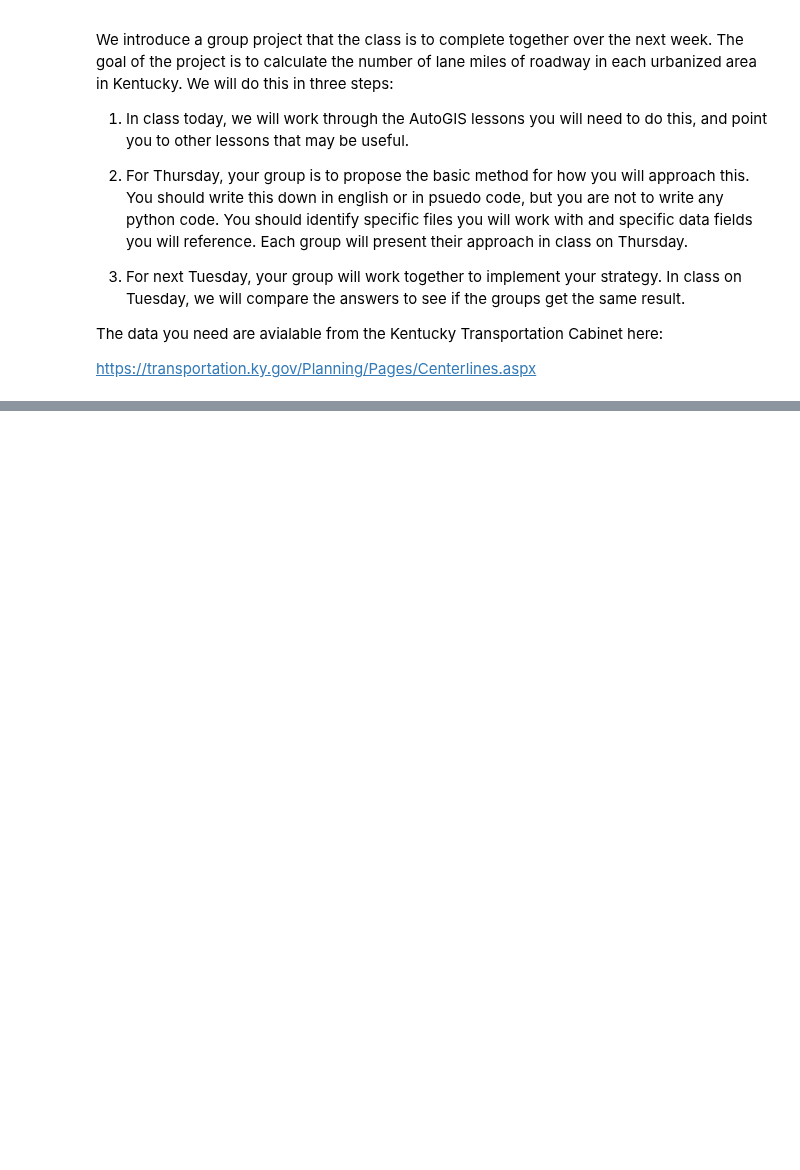
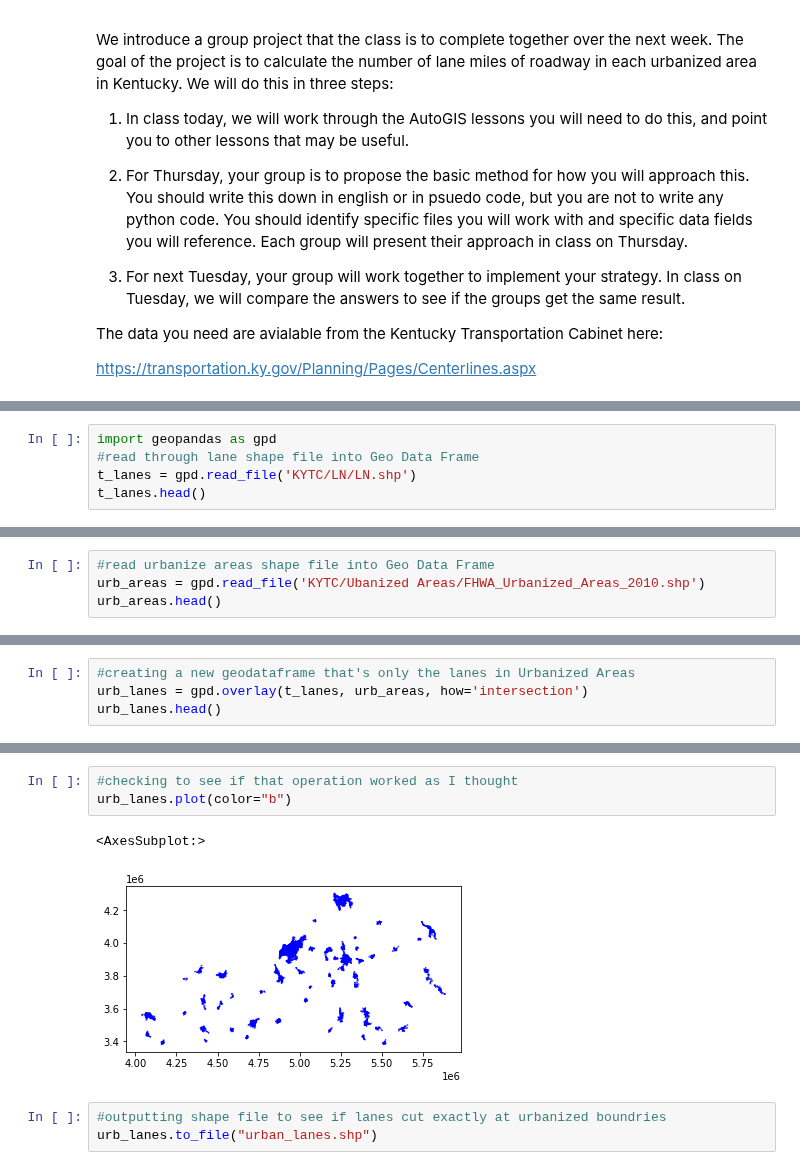
Before and after one commit to uky-transport-data-science/ce599, a Jupyter notebook: 10-AutoGIS2/Lane Miles Project.ipynb, the cells around one changed output, grey strips where cells are left out. Drawn from its saved outputs; the diff is of its cells as text; blank space fills up the shorter version.

Commit message:
Lane Miles Project

```diff
--- a/10-AutoGIS2/Lane Miles Project.ipynb
+++ b/10-AutoGIS2/Lane Miles Project.ipynb
@@ -32,3 +35,8 @@ L3/04_nearest-neighbhor.ipynb
 (see options for making it faster if needed)
 
 L4/geometric-operations.ipynb
+# %%
+import geopandas as gpd
+#read through lane shape file into Geo Data Frame
+t_lanes = gpd.read_file('KYTC/LN/LN.shp')
+t_lanes.head()
@@ -34,0 +51,4 @@ L4/geometric-operations.ipynb
+# %%
+#read urbanize areas shape file into Geo Data Frame
+urb_areas = gpd.read_file('KYTC/Ubanized Areas/FHWA_Urbanized_Areas_2010.shp')
+urb_areas.head()
@@ -34,0 +101,4 @@ L4/geometric-operations.ipynb
+# %%
+#creating a new geodataframe that's only the lanes in Urbanized Areas
+urb_lanes = gpd.overlay(t_lanes, urb_areas, how='intersection')
+urb_lanes.head()
@@ -34,0 +113,9 @@ L4/geometric-operations.ipynb
+# %%
+#checking to see if that operation worked as I thought
+urb_lanes.plot(color="b")
+# %% [output]
+<AxesSubplot:>
+[figure, added]
+# %%
+#outputting shape file to see if lanes cut exactly at urbanized boundries
+urb_lanes.to_file("urban_lanes.shp")
```
Also changed, not shown: parts of 10 cells of this notebook, 2 other files.
